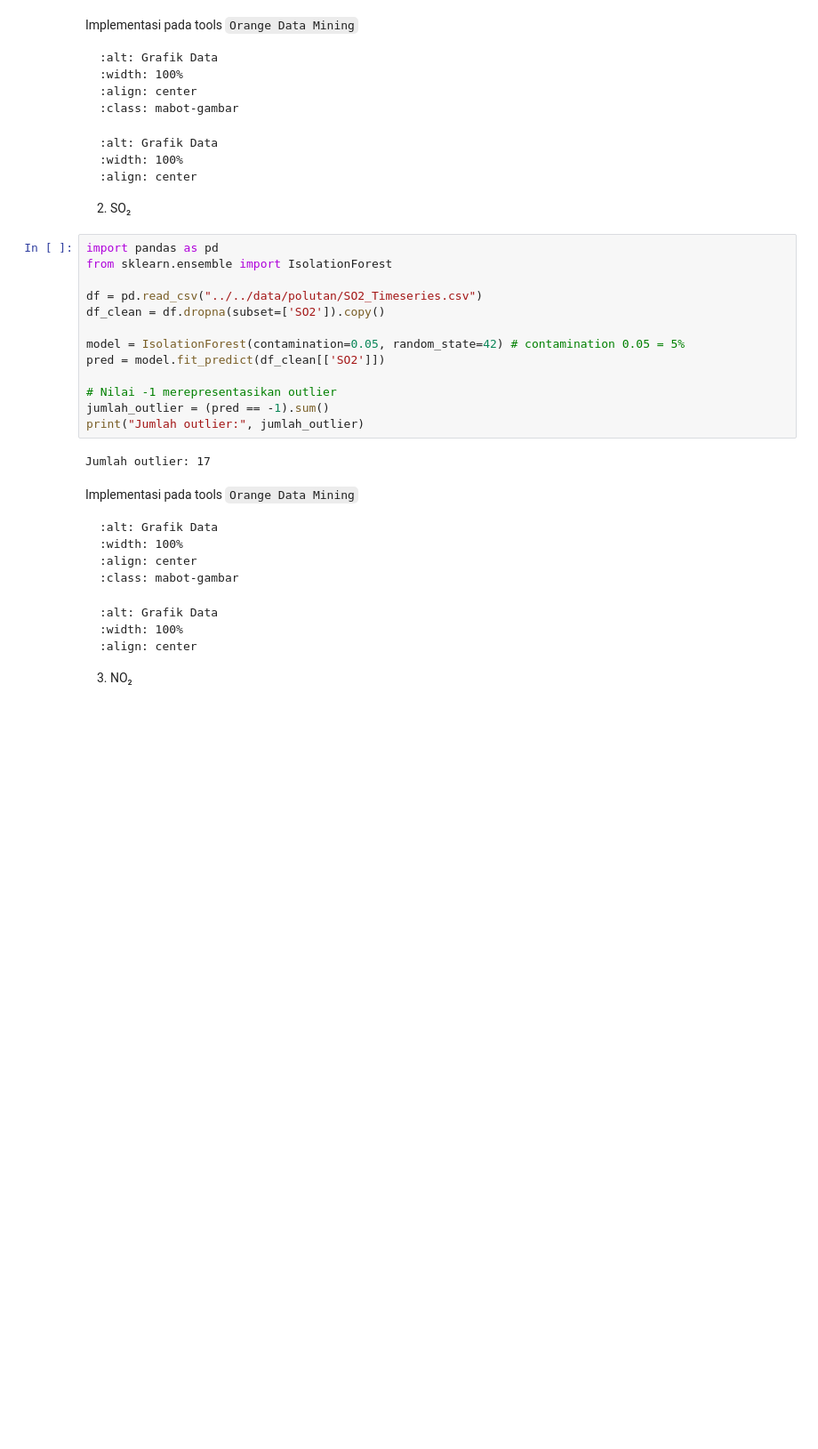
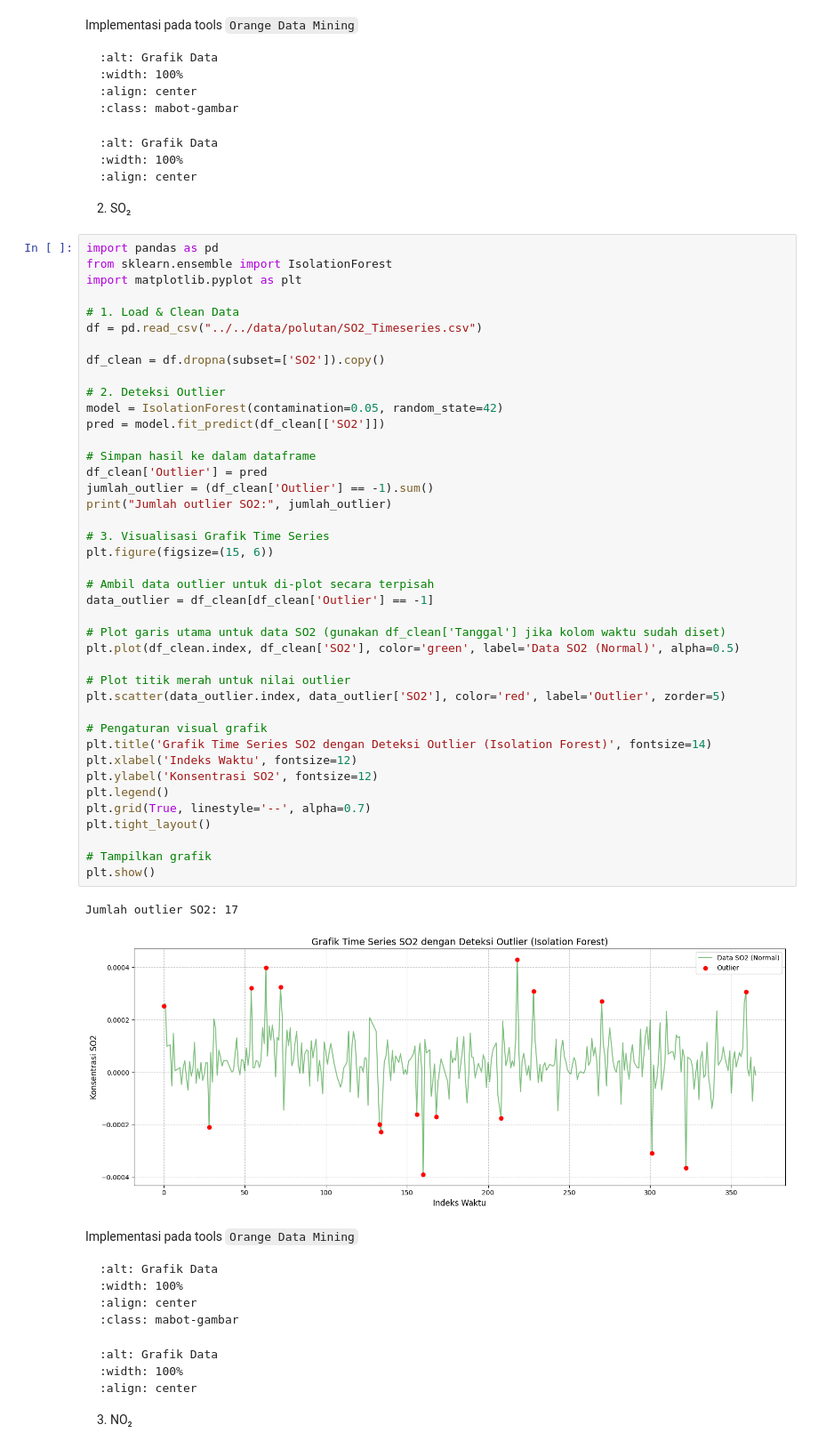
Before and after one commit to AbidinAja/PSD, a Jupyter notebook: _build/jupyter_execute/Tugas/polutan/data-understanding.ipynb, the cells around one changed output. Shown at 89% size. Drawn from its saved outputs; the diff is of its cells as text; blank space fills up the shorter version.

````diff
--- a/_build/jupyter_execute/Tugas/polutan/data-understanding.ipynb
+++ b/_build/jupyter_execute/Tugas/polutan/data-understanding.ipynb
@@ -395,21 +425,50 @@ Implementasi pada tools `Orange Data Mining`
 ```
 
 2. SO₂
-# %%
-import pandas as pd
-from sklearn.ensemble import IsolationForest
-
-df = pd.read_csv("../../data/polutan/SO2_Timeseries.csv")
-df_clean = df.dropna(subset=['SO2']).copy()
-
-model = IsolationForest(contamination=0.05, random_state=42) # contamination 0.05 = 5%
-pred = model.fit_predict(df_clean[['SO2']])
-
-# Nilai -1 merepresentasikan outlier
-jumlah_outlier = (pred == -1).sum()
-print("Jumlah outlier:", jumlah_outlier)
-# %% [output]
-Jumlah outlier: 17
+# %%
+import pandas as pd
+from sklearn.ensemble import IsolationForest
+import matplotlib.pyplot as plt
+
+# 1. Load & Clean Data
+df = pd.read_csv("../../data/polutan/SO2_Timeseries.csv")
+
+df_clean = df.dropna(subset=['SO2']).copy()
+
+# 2. Deteksi Outlier
+model = IsolationForest(contamination=0.05, random_state=42)
+pred = model.fit_predict(df_clean[['SO2']])
+
+# Simpan hasil ke dalam dataframe
+df_clean['Outlier'] = pred
+jumlah_outlier = (df_clean['Outlier'] == -1).sum()
+print("Jumlah outlier SO2:", jumlah_outlier)
+
+# 3. Visualisasi Grafik Time Series
+plt.figure(figsize=(15, 6))
+
+# Ambil data outlier untuk di-plot secara terpisah
+data_outlier = df_clean[df_clean['Outlier'] == -1]
+
+# Plot garis utama untuk data SO2 (gunakan df_clean['Tanggal'] jika kolom waktu sudah diset)
+plt.plot(df_clean.index, df_clean['SO2'], color='green', label='Data SO2 (Normal)', alpha=0.5)
+
+# Plot titik merah untuk nilai outlier
+plt.scatter(data_outlier.index, data_outlier['SO2'], color='red', label='Outlier', zorder=5)
+
+# Pengaturan visual grafik
+plt.title('Grafik Time Series SO2 dengan Deteksi Outlier (Isolation Forest)', fontsize=14)
+plt.xlabel('Indeks Waktu', fontsize=12)
+plt.ylabel('Konsentrasi SO2', fontsize=12)
+plt.legend()
+plt.grid(True, linestyle='--', alpha=0.7)
+plt.tight_layout()
+
+# Tampilkan grafik
+plt.show()
+# %% [output]
+Jumlah outlier SO2: 17
+[figure, added]
 # %% [markdown]
 Implementasi pada tools `Orange Data Mining`
 
````
Also changed, not shown: parts of 4 cells of this notebook, 13 other files.
